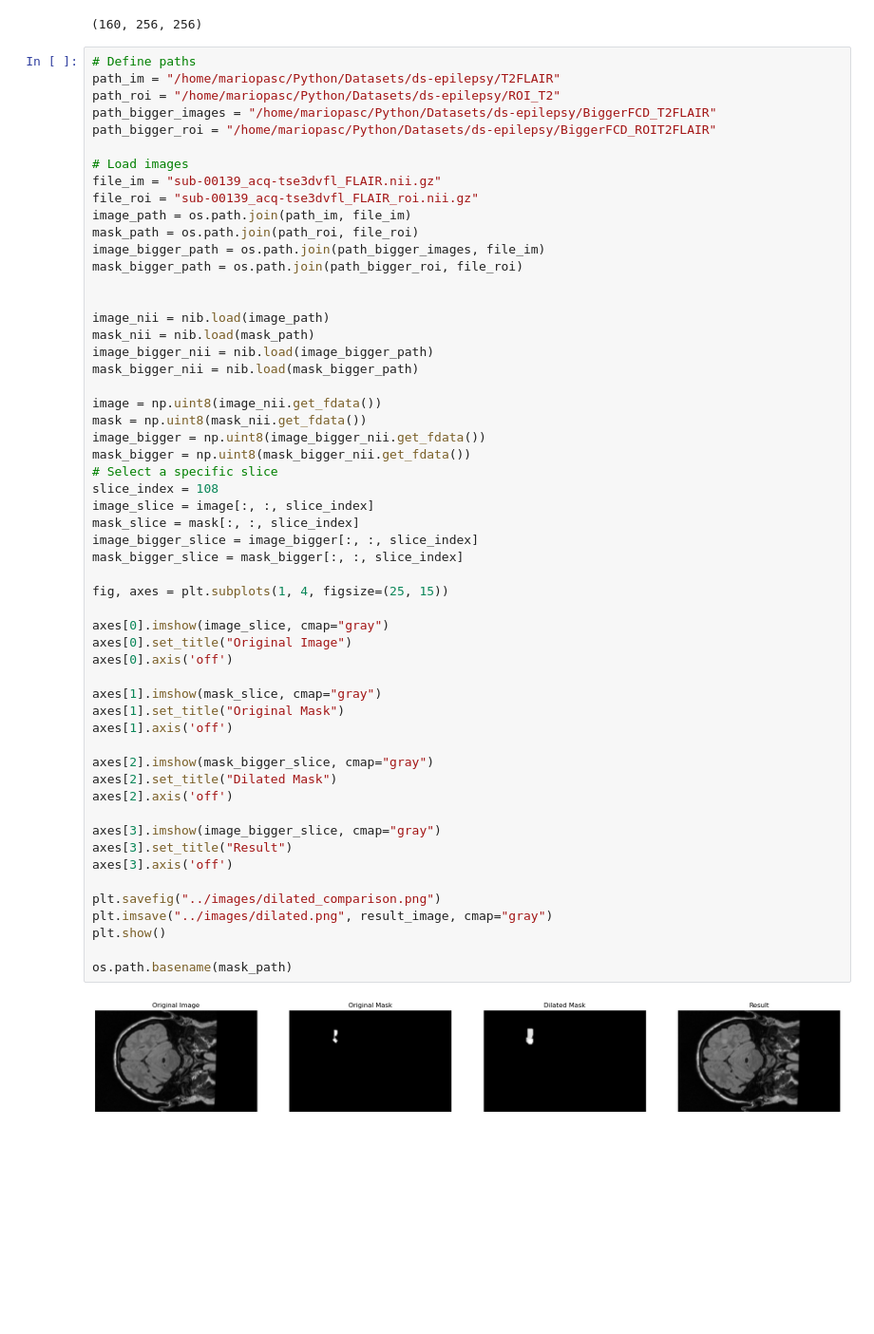
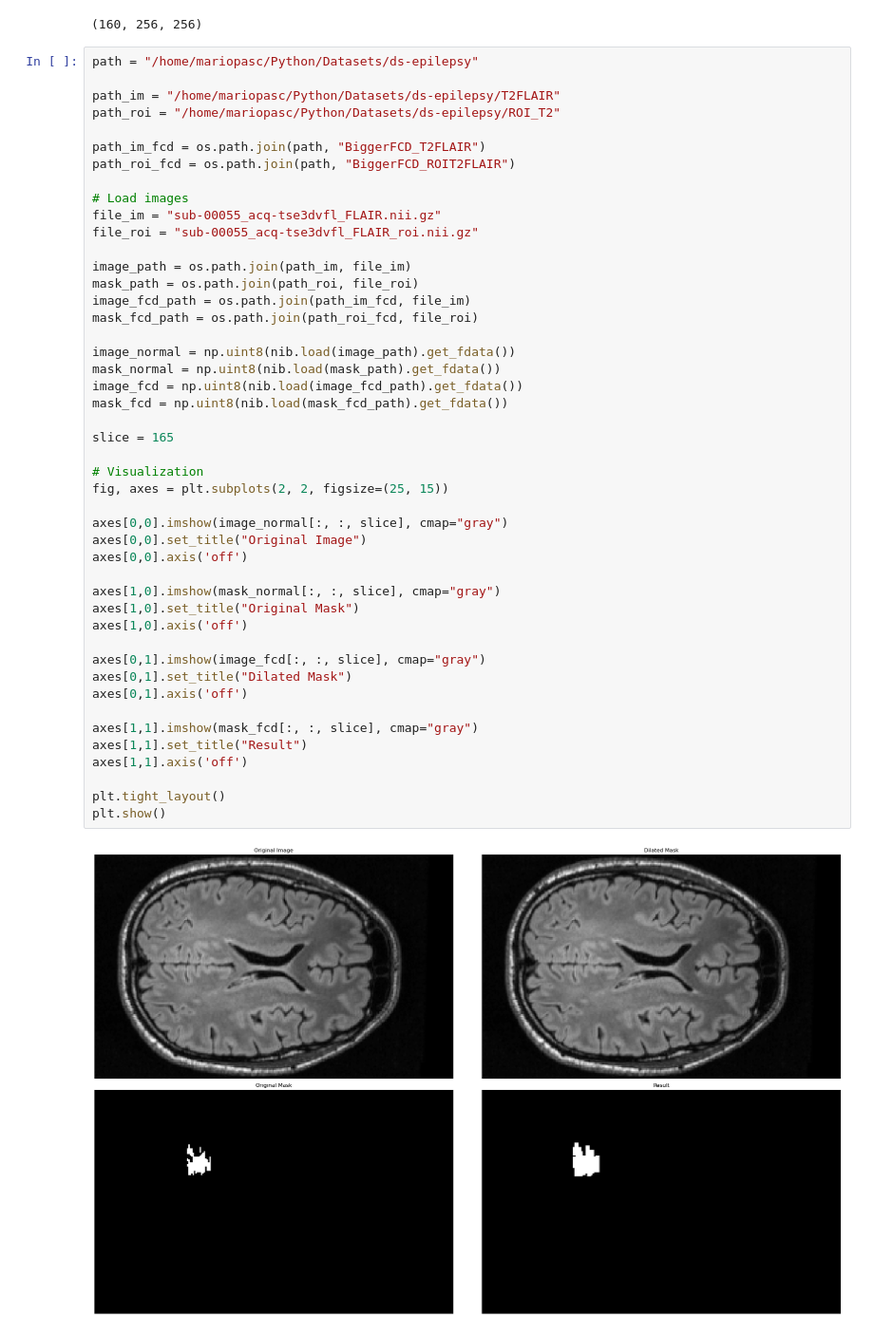
Before and after one commit to MarioPasc/Epilepsy-Displasia-focal-Segmentation, a Jupyter notebook: jupyter-notebooks/explore_data.ipynb, the cells around one changed output. Shown at 95% size. Drawn from its saved outputs; the diff is of its cells as text; blank space fills up the shorter version.

```diff
--- a/jupyter-notebooks/explore_data.ipynb
+++ b/jupyter-notebooks/explore_data.ipynb
@@ -262,59 +262,50 @@ print(np.shape(image))
 [figure]
 (160, 256, 256)
 # %%
-# Define paths
+path = "/home/mariopasc/Python/Datasets/ds-epilepsy"
+
 path_im = "/home/mariopasc/Python/Datasets/ds-epilepsy/T2FLAIR"
 path_roi = "/home/mariopasc/Python/Datasets/ds-epilepsy/ROI_T2"
-path_bigger_images = "/home/mariopasc/Python/Datasets/ds-epilepsy/BiggerFCD_T2FLAIR"
-path_bigger_roi = "/home/mariopasc/Python/Datasets/ds-epilepsy/BiggerFCD_ROIT2FLAIR"
+
+path_im_fcd = os.path.join(path, "BiggerFCD_T2FLAIR")
+path_roi_fcd = os.path.join(path, "BiggerFCD_ROIT2FLAIR")
 
 # Load images
-file_im = "sub-00139_acq-tse3dvfl_FLAIR.nii.gz"
-file_roi = "sub-00139_acq-tse3dvfl_FLAIR_roi.nii.gz"
+file_im = "sub-00055_acq-tse3dvfl_FLAIR.nii.gz"
+file_roi = "sub-00055_acq-tse3dvfl_FLAIR_roi.nii.gz"
+
 image_path = os.path.join(path_im, file_im)
 mask_path = os.path.join(path_roi, file_roi)
-image_bigger_path = os.path.join(path_bigger_images, file_im)
-mask_bigger_path = os.path.join(path_bigger_roi, file_roi)
+image_fcd_path = os.path.join(path_im_fcd, file_im)
+mask_fcd_path = os.path.join(path_roi_fcd, file_roi)
 
+image_normal = np.uint8(nib.load(image_path).get_fdata())
+mask_normal = np.uint8(nib.load(mask_path).get_fdata())
+image_fcd = np.uint8(nib.load(image_fcd_path).get_fdata())
+mask_fcd = np.uint8(nib.load(mask_fcd_path).get_fdata())
 
-image_nii = nib.load(image_path)
-mask_nii = nib.load(mask_path)
-image_bigger_nii = nib.load(image_bigger_path)
-mask_bigger_nii = nib.load(mask_bigger_path)
+slice = 165
 
-image = np.uint8(image_nii.get_fdata())
-mask = np.uint8(mask_nii.get_fdata())
-image_bigger = np.uint8(image_bigger_nii.get_fdata())
-mask_bigger = np.uint8(mask_bigger_nii.get_fdata())
-# Select a specific slice
-slice_index = 108
-image_slice = image[:, :, slice_index]
-mask_slice = mask[:, :, slice_index]
-image_bigger_slice = image_bigger[:, :, slice_index]
-mask_bigger_slice = mask_bigger[:, :, slice_index]
+# Visualization
+fig, axes = plt.subplots(2, 2, figsize=(25, 15))
 
-fig, axes = plt.subplots(1, 4, figsize=(25, 15))
+axes[0,0].imshow(image_normal[:, :, slice], cmap="gray")
+axes[0,0].set_title("Original Image")
+axes[0,0].axis('off')
 
-axes[0].imshow(image_slice, cmap="gray")
-axes[0].set_title("Original Image")
-axes[0].axis('off')
+axes[1,0].imshow(mask_normal[:, :, slice], cmap="gray")
+axes[1,0].set_title("Original Mask")
+axes[1,0].axis('off')
 
-axes[1].imshow(mask_slice, cmap="gray")
-axes[1].set_title("Original Mask")
-axes[1].axis('off')
+axes[0,1].imshow(image_fcd[:, :, slice], cmap="gray")
+axes[0,1].set_title("Dilated Mask")
+axes[0,1].axis('off')
 
-axes[2].imshow(mask_bigger_slice, cmap="gray")
-axes[2].set_title("Dilated Mask")
-axes[2].axis('off')
+axes[1,1].imshow(mask_fcd[:, :, slice], cmap="gray")
+axes[1,1].set_title("Result")
+axes[1,1].axis('off')
 
-axes[3].imshow(image_bigger_slice, cmap="gray")
-axes[3].set_title("Result")
-axes[3].axis('off')
-
-plt.savefig("../images/dilated_comparison.png")
-plt.imsave("../images/dilated.png", result_image, cmap="gray")
+plt.tight_layout()
 plt.show()
-
-os.path.basename(mask_path)
 # %% [output]
-[figure, old version]
+[figure, new version]
```
Also changed, not shown: parts of 7 cells of this notebook, 25 other files.
